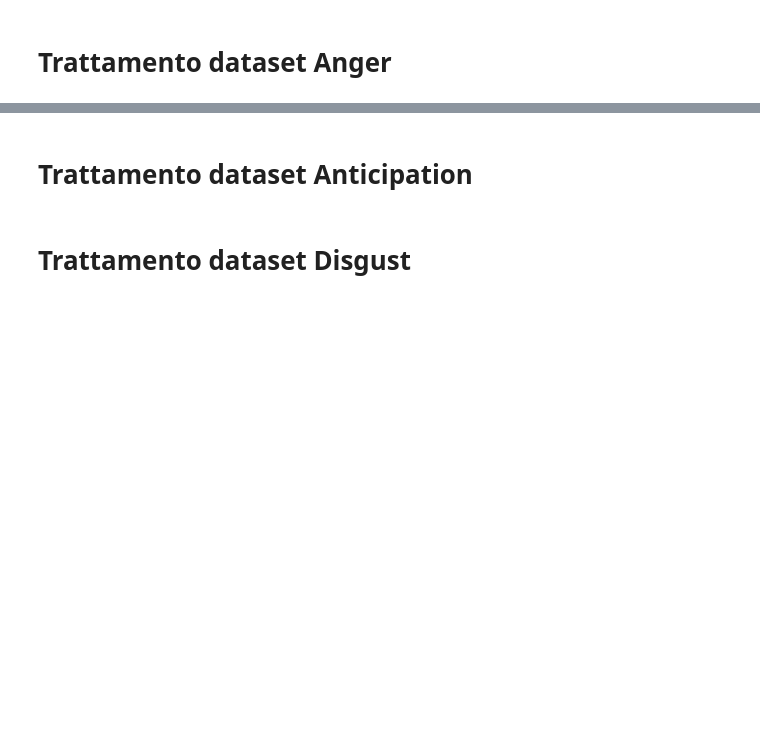
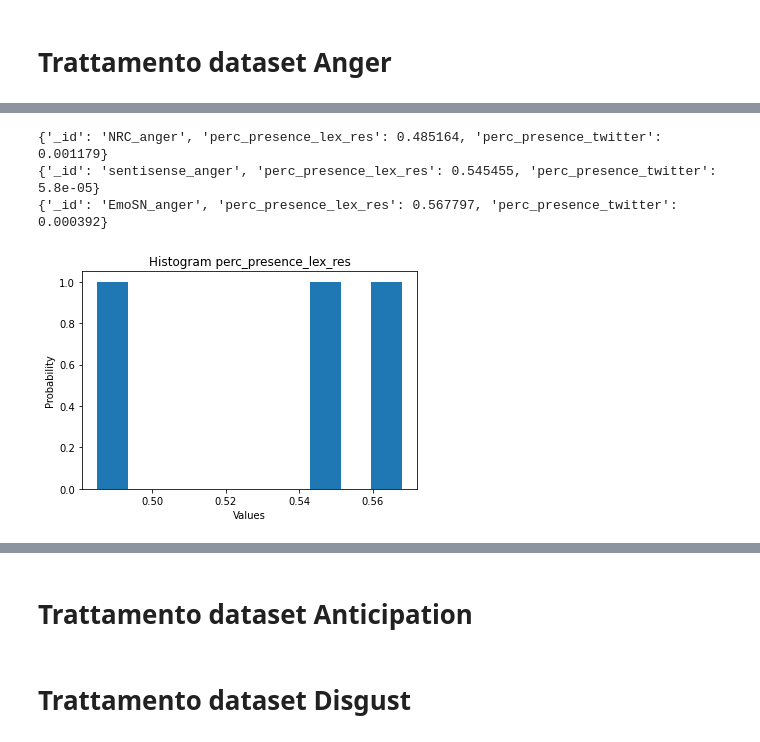
Before and after one commit to lorenzobotto/progettoMaadb, a Jupyter notebook: Code/main.ipynb, the cells around one changed output, grey strips where cells are left out. Drawn from its saved outputs; the diff is of its cells as text; code cells hidden in the pictures; blank space fills up the shorter version.

Commit message:
Istogramma anger

```diff
--- a/Code/main.ipynb
+++ b/Code/main.ipynb
@@ -482,5 +516,23 @@ pipeline = [
 
 results = angerCollections.aggregate(pipeline)
 
+#Genero l'isotagramma
+istogramAnger_lexRes = []
+istogramAnger_twitter = []
+
 for data in results:
     print(data)
+    istogramAnger_lexRes.append(data['perc_presence_lex_res'])
+    istogramAnger_twitter.append(data['perc_presence_twitter'])
+# %% [output]
+{'_id': 'NRC_anger', 'perc_presence_lex_res': 0.485164, 'perc_presence_twitter': 0.001179}
+{'_id': 'sentisense_anger', 'perc_presence_lex_res': 0.545455, 'perc_presence_twitter': 5.8e-05}
+{'_id': 'EmoSN_anger', 'perc_presence_lex_res': 0.567797, 'perc_presence_twitter': 0.000392}
+# %%
+n, bins, patches=plt.hist(istogramAnger_lexRes)
+plt.xlabel("Values")
+plt.ylabel("Probability")
+plt.title("Histogram perc_presence_lex_res")
+plt.show()
+# %% [output]
+[figure, added]
```
Also changed, not shown: parts of 10 cells of this notebook.
